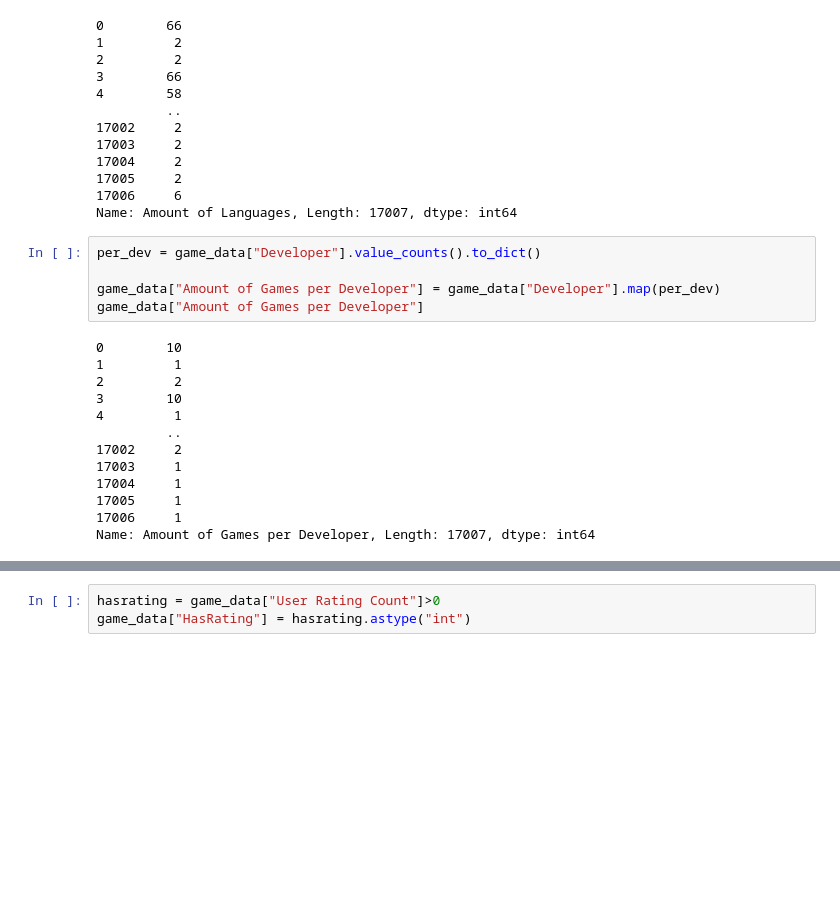
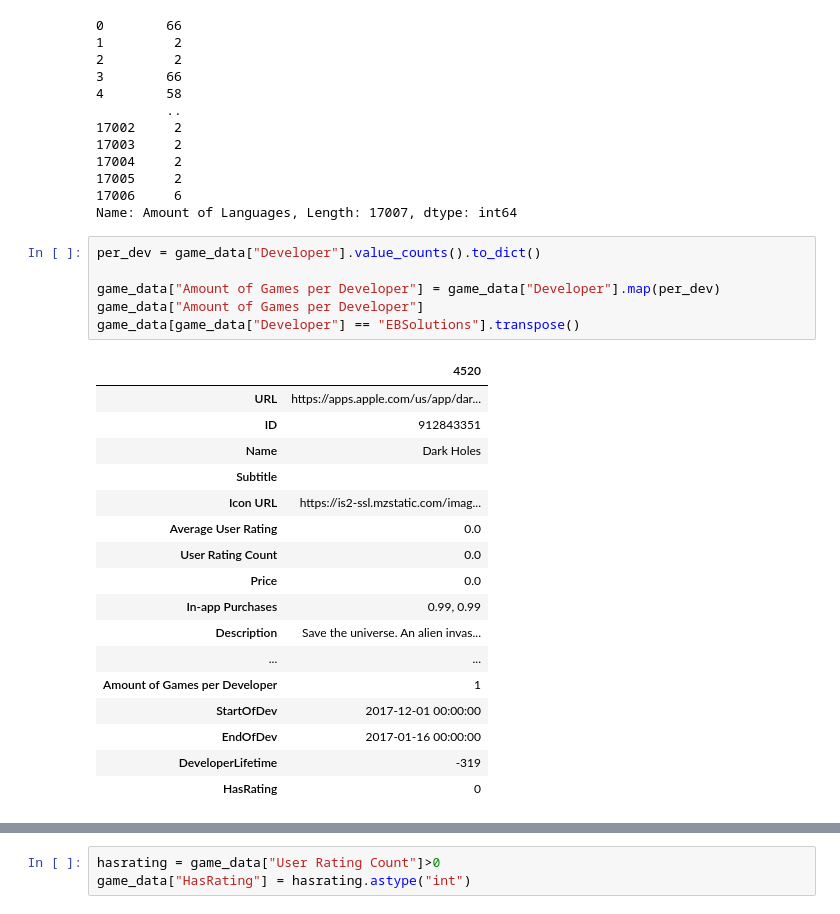
Before and after one commit to Mirmidion/PoC-Challenge2, a Jupyter notebook: YorbenNotebook.ipynb, the cells around one changed output, grey strips where cells are left out. Saved outputs shown, nothing was run; the diff lists cells and outputs as text; blank space fills up the shorter version.

```diff
--- a/YorbenNotebook.ipynb
+++ b/YorbenNotebook.ipynb
@@ -194,21 +185,27 @@ Name: Amount of Languages, Length: 17007, dtype: int64
 # %%
 per_dev = game_data["Developer"].value_counts().to_dict()
 
 game_data["Amount of Games per Developer"] = game_data["Developer"].map(per_dev)
 game_data["Amount of Games per Developer"]
+game_data[game_data["Developer"] == "EBSolutions"].transpose()
 # %% [output]
-0        10
-1         1
-2         2
-3        10
-4         1
-         ..
-17002     2
-17003     1
-17004     1
-17005     1
-17006     1
-Name: Amount of Games per Developer, Length: 17007, dtype: int64
+|  | 4520 |
+| URL | https://apps.apple.com/us/app/dar... |
+| ID | 912843351 |
+| Name | Dark Holes |
+| Subtitle |  |
+| Icon URL | https://is2-ssl.mzstatic.com/imag... |
+| Average User Rating | 0.0 |
+| User Rating Count | 0.0 |
+| Price | 0.0 |
+| In-app Purchases | 0.99, 0.99 |
+| Description | Save the universe. An alien invas... |
+| ... | ... |
+| Amount of Games per Developer | 1 |
+| StartOfDev | 2017-12-01 00:00:00 |
+| EndOfDev | 2017-01-16 00:00:00 |
+| DeveloperLifetime | -319 |
+| HasRating | 0 |
 # %%
 def GetTimeOfDeveloper(column, first):
     groupedperdev = game_data.sort_values(column).set_index("Developer").groupby("Developer")[column]
```
Also changed, not shown: parts of 14 cells of this notebook.
